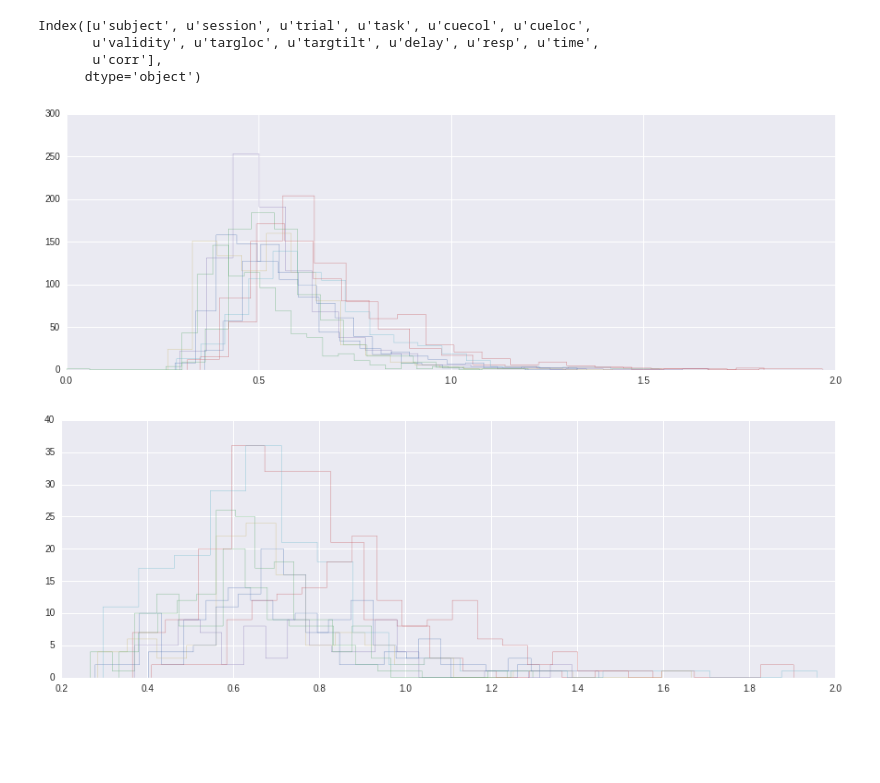
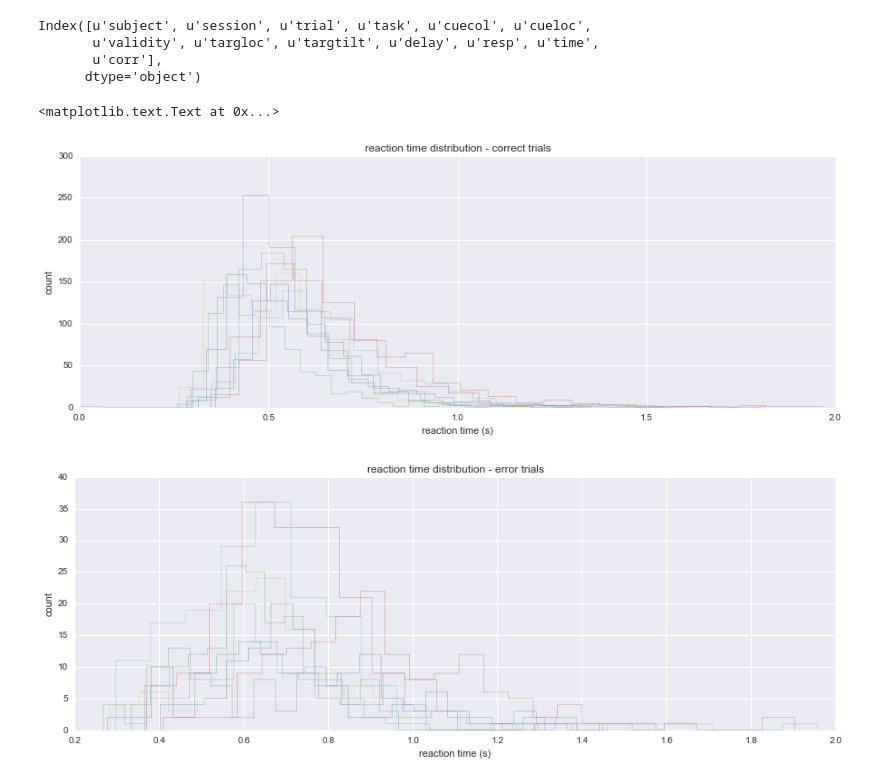
Before and after one commit to Nian-Jingqing/AttentionSaccade, a Jupyter notebook: AttentionSaccade_DiffusionModelling.ipynb, the cells around one changed output. Cells and saved outputs as stored; diff of their text form; code cells hidden in the pictures; blank space fills up the shorter version.

```diff
--- a/AttentionSaccade_DiffusionModelling.ipynb
+++ b/AttentionSaccade_DiffusionModelling.ipynb
@@ -35,16 +41,21 @@ Index([u'subject', u'session', u'trial', u'task', u'cuecol', u'cueloc',
 # %%
 #plot response distribution for correct trials
 plt.rcParams['figure.figsize'] = (15,5)
 for i, subject in attention.loc[attention['corr']==1].groupby('subject'):
     subject.time.hist(bins = 20, histtype = 'step')
+plt.title('reaction time distribution - correct trials')
+plt.xlabel('reaction time (s)'); plt.ylabel('count')
 
 # plot response distribution for incorrect trials
 plt.figure()
 for i, subject in attention.loc[attention['corr']==0].groupby('subject'):
     subject.time.hist(bins=20, histtype = 'step')
+plt.title('reaction time distribution - error trials')
+plt.xlabel('reaction time (s)'); plt.ylabel('count')
 # %% [output]
+<matplotlib.text.Text at 0x...>
-[figure, old version]
+[figure, new version]
-[figure, old version]
+[figure, new version]
 # %%
 attention = attention[['subject', 'time', 'corr', 'validity']] #select dataframe down to just these variables
 attention = attention.rename(columns={'time':'rt', "corr":'response','subject':'subj_idx'}) #rename for use with hddm package
```
Also changed, not shown: parts of 11 cells of this notebook.
